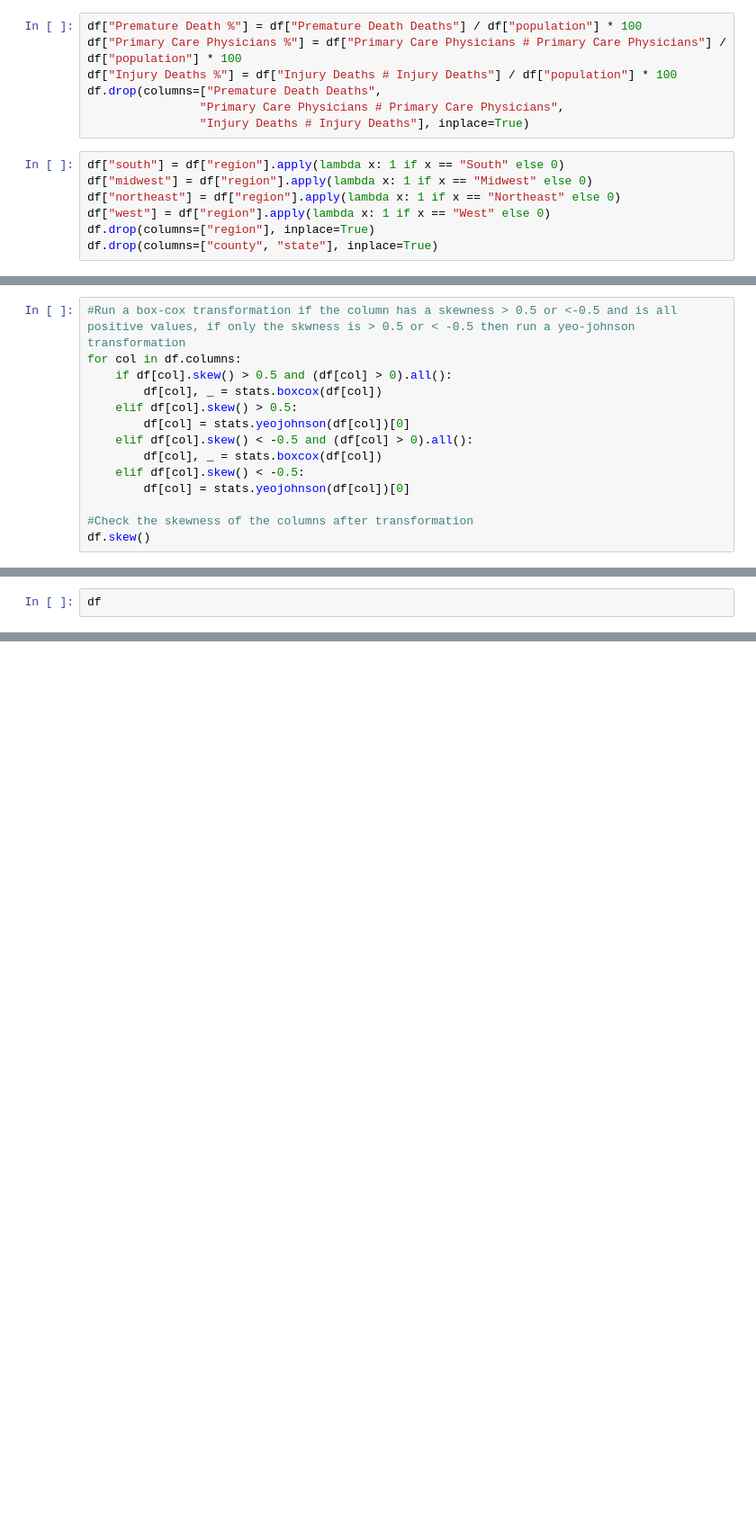
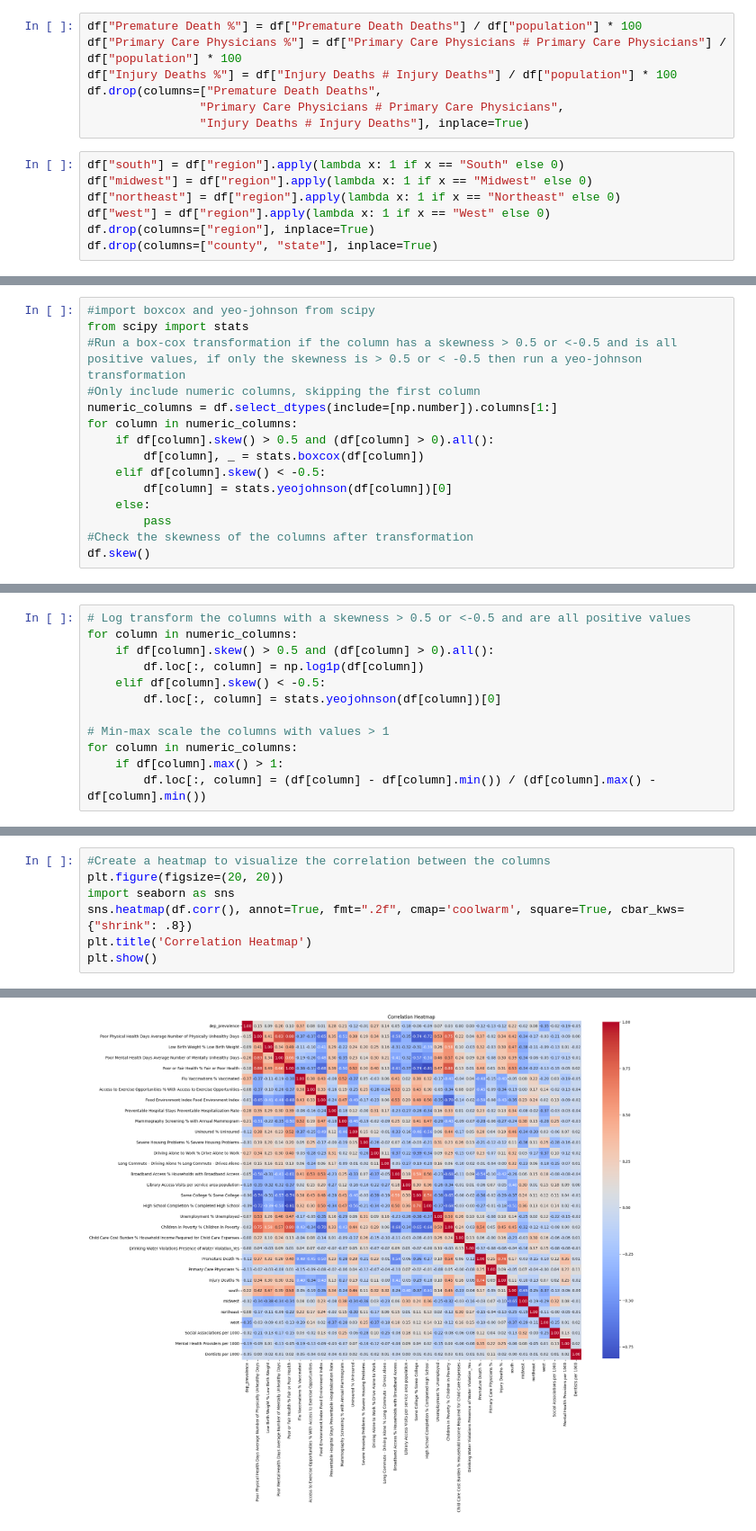
Before and after one commit to EZags/Milliman-Project-2025, a Jupyter notebook: 3_Feature_Engineering.ipynb, the cells around one changed output, grey strips where cells are left out. Shown at 90% size. Drawn from its saved outputs; the diff is of its cells as text; blank space fills up the shorter version.

```diff
--- a/3_Feature_Engineering.ipynb
+++ b/3_Feature_Engineering.ipynb
@@ -333,15 +364,16 @@ df
 # %%
-#Run a box-cox transformation if the column has a skewness > 0.5 or <-0.5 and is all positive values, if only the skwness is > 0.5 or < -0.5 then run a yeo-johnson transformation
-for col in df.columns:
-    if df[col].skew() > 0.5 and (df[col] > 0).all():
-        df[col], _ = stats.boxcox(df[col])
-    elif df[col].skew() > 0.5:
-        df[col] = stats.yeojohnson(df[col])[0]
-    elif df[col].skew() < -0.5 and (df[col] > 0).all():
-        df[col], _ = stats.boxcox(df[col])
-    elif df[col].skew() < -0.5:
-        df[col] = stats.yeojohnson(df[col])[0]
-
+#import boxcox and yeo-johnson from scipy
+from scipy import stats
+#Run a box-cox transformation if the column has a skewness > 0.5 or <-0.5 and is all positive values, if only the skewness is > 0.5 or < -0.5 then run a yeo-johnson transformation
+#Only include numeric columns, skipping the first column
+numeric_columns = df.select_dtypes(include=[np.number]).columns[1:]
+for column in numeric_columns:
+    if df[column].skew() > 0.5 and (df[column] > 0).all():
+        df[column], _ = stats.boxcox(df[column])
+    elif df[column].skew() < -0.5:
+        df[column] = stats.yeojohnson(df[column])[0]
+    else:
+        pass
 #Check the skewness of the columns after transformation
 df.skew()
 # %% [output]
@@ -365,3 +406,13 @@ Dentists per 1000
 dtype: float64
 # %%
-df
+# Log transform the columns with a skewness > 0.5 or <-0.5 and are all positive values
+for column in numeric_columns:
+    if df[column].skew() > 0.5 and (df[column] > 0).all():
+        df.loc[:, column] = np.log1p(df[column])
+    elif df[column].skew() < -0.5:
+        df.loc[:, column] = stats.yeojohnson(df[column])[0]
+
+# Min-max scale the columns with values > 1
+for column in numeric_columns:
+    if df[column].max() > 1:
+        df.loc[:, column] = (df[column] - df[column].min()) / (df[column].max() - df[column].min())
@@ -381,0 +419,8 @@ df
+# %%
+#Create a heatmap to visualize the correlation between the columns
+plt.figure(figsize=(20, 20))
+import seaborn as sns
+sns.heatmap(df.corr(), annot=True, fmt=".2f", cmap='coolwarm', square=True, cbar_kws={"shrink": .8})
+plt.title('Correlation Heatmap')
+plt.show()
+# %% [output]
@@ -381,0 +430 @@ df
+[figure, added]
```
Also changed, not shown: parts of 10 cells of this notebook.
